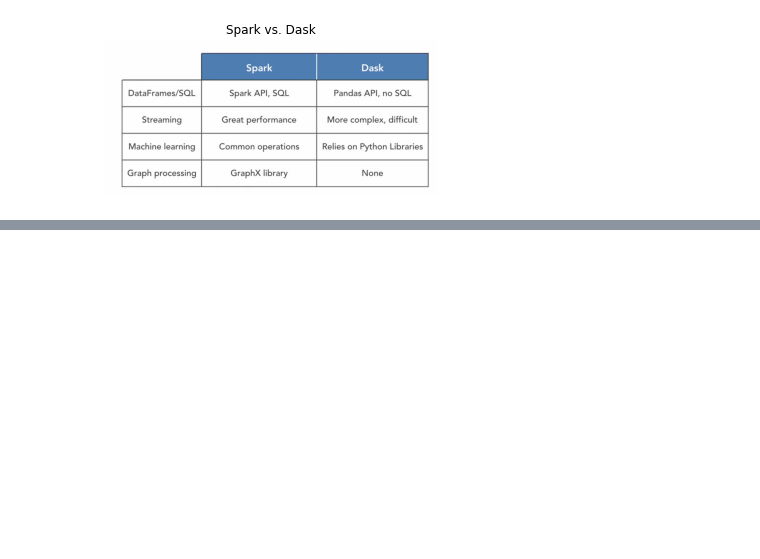
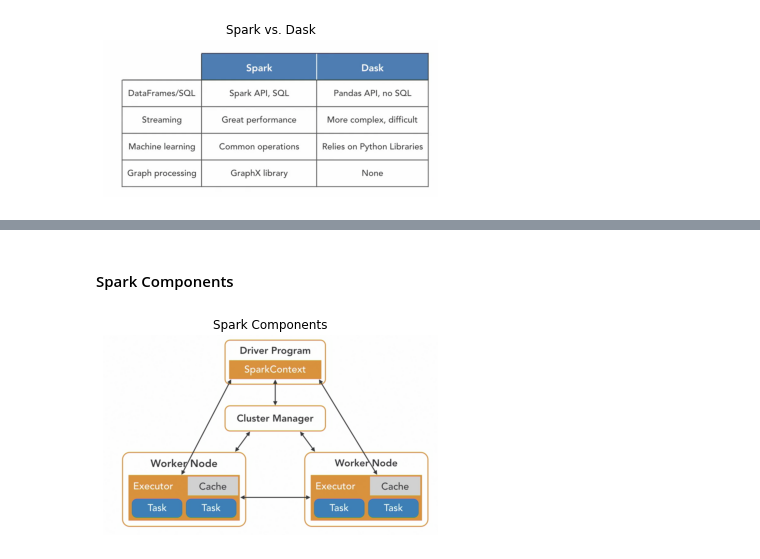
Before and after one commit to anmorgan24/Springboard, a Jupyter notebook: Notes/Apache_PySpark.ipynb, the cells around one changed output, grey strips where cells are left out. Drawn from its saved outputs; the diff is of its cells as text; code cells hidden in the pictures; blank space fills up the shorter version.

```diff
--- a/Notes/Apache_PySpark.ipynb
+++ b/Notes/Apache_PySpark.ipynb
@@ -98,0 +99,6 @@ show_image(imread('data/spark_vs_dask.png'), "Spark vs. Dask")
+# %% [markdown]
+#### Spark Components
+# %%
+show_image(imread('data/spark_components.png'), "Spark Components")
+# %% [output]
+[figure, added]
```
Also changed, not shown: parts of 7 cells of this notebook.
